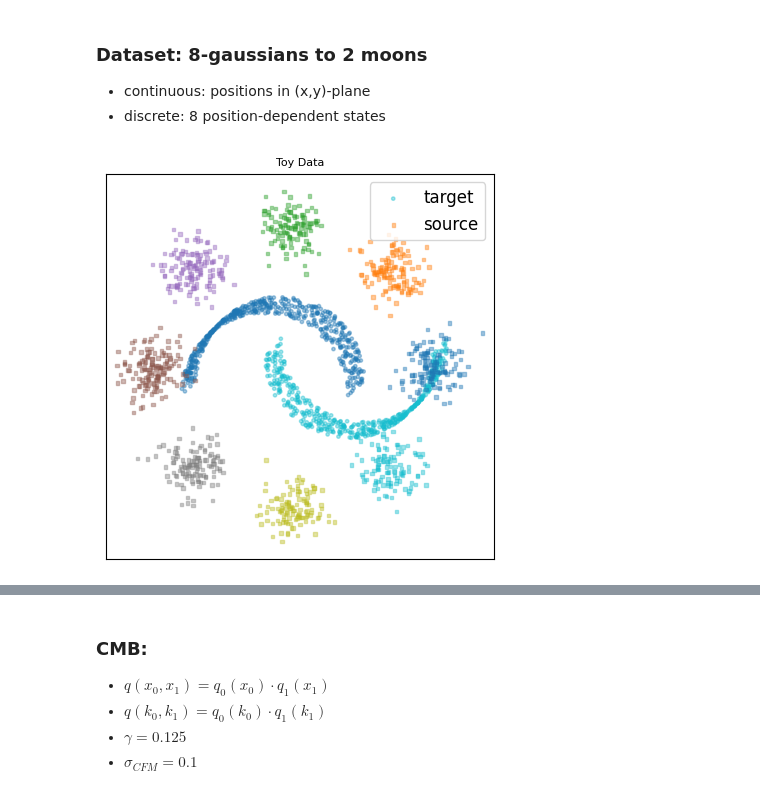
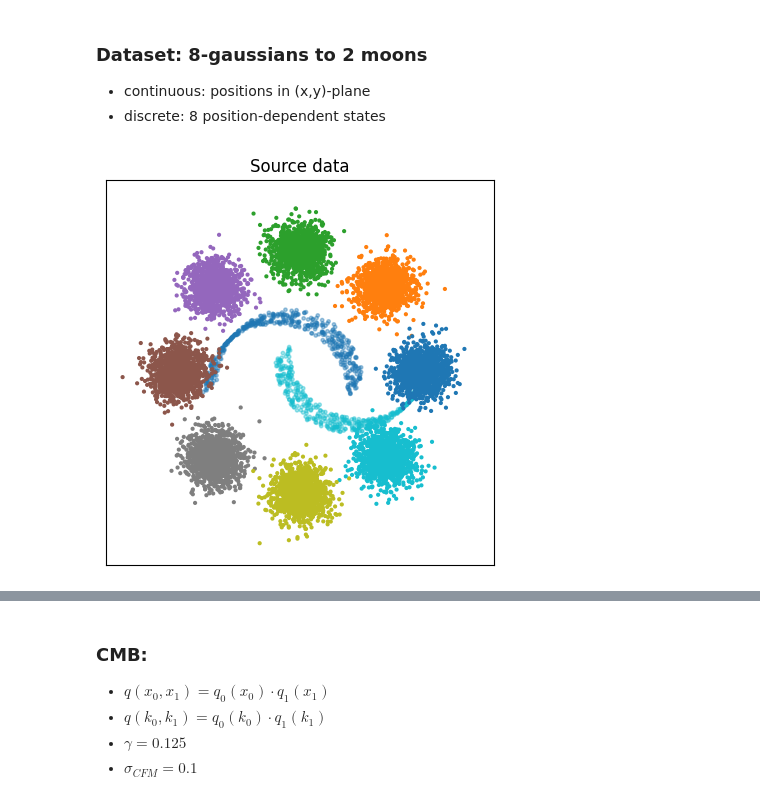
Before and after one commit to dfaroughy/CMB, a Jupyter notebook: examples/8gauss2moons/8gaussian2moons.ipynb, the cells around one changed output, grey strips where cells are left out. Cells and saved outputs as stored; diff of their text form; code cells hidden in the pictures.

```diff
--- a/examples/8gauss2moons/8gaussian2moons.ipynb
+++ b/examples/8gauss2moons/8gaussian2moons.ipynb
@@ -6,19 +6,21 @@
 - discrete: 8 position-dependent states
 # %%
 import matplotlib.pyplot as plt
-from cmb.configs.experiments import Configs
+from cmb.configs.utils import Configs
 from cmb.datasets.toys import SampleCoupling
 
 config = Configs('configs.yaml')
 toys = SampleCoupling(config=config.data)
 
 _, ax = plt.subplots(1, 1, figsize=(5,5))
 
-toys.target.display(num_points=1000, s=6, cmap='tab10', alpha=0.4, ax=ax, label='target')
-toys.source.display(num_points=1000, s=6, marker='s', cmap='tab10', alpha=0.4, ax=ax, label='source')
+toys.target.display(num_points=1000, s=6, cmap='tab10', alpha=0.4, ax=ax)
+toys.source.display(num_points=10000, s=4, cmap='tab10', ax=ax, label='source')
 
-plt.legend(fontsize=12)
-plt.title('Toy Data', fontsize=8)
+# plt.legend(fontsize=12)
+plt.title('Source data', fontsize=12)
+plt.xlim(-8, 8)
+plt.ylim(-8, 8)
 plt.show()
 # %% [output]
-[figure, old version]
+[figure, new version]
```
Also changed, not shown: parts of 2 cells of this notebook, 8 other files.
